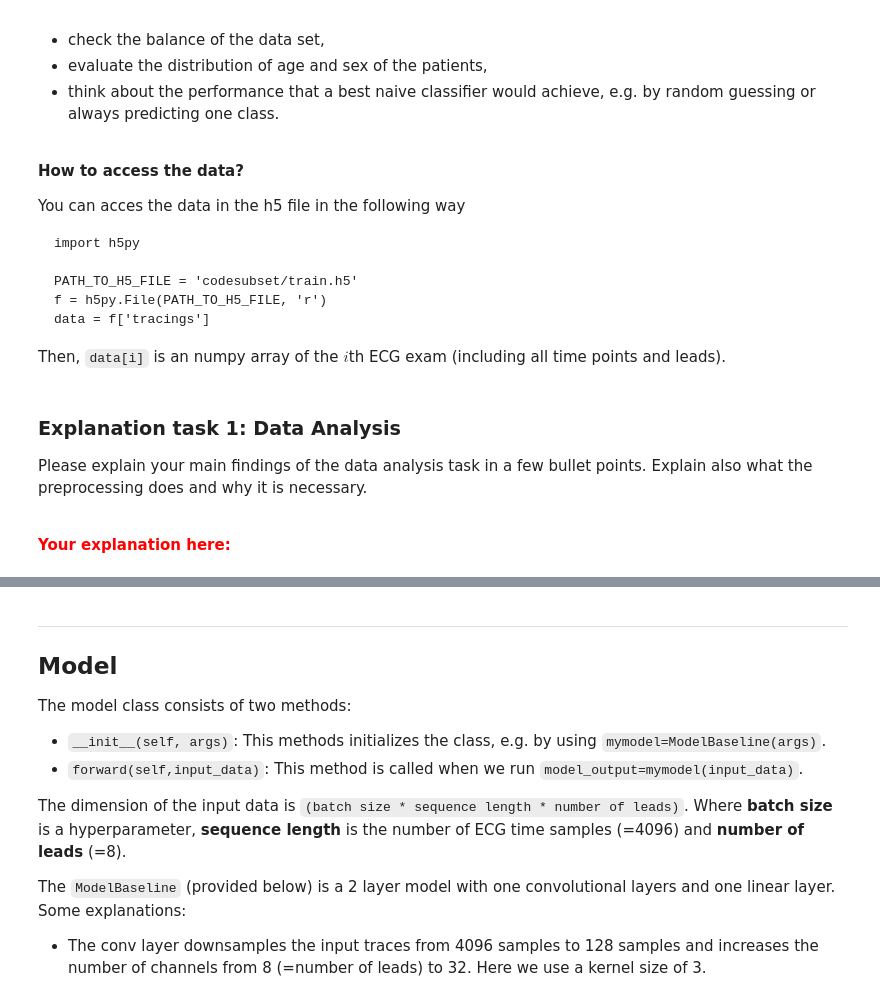
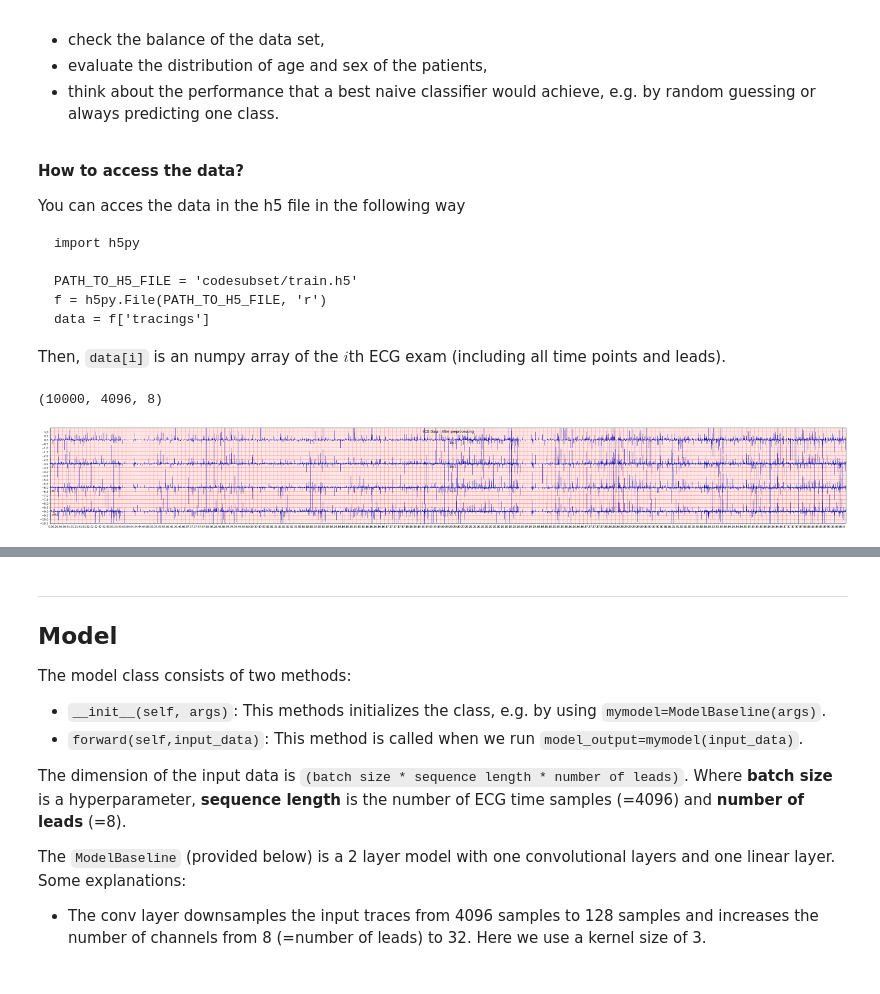
Before and after one commit to Krish97na/Krish97na, a Jupyter notebook: assignment_ecg_classification.ipynb, the cells around one changed output, grey strips where cells are left out. Saved outputs shown, nothing was run; the diff lists cells and outputs as text; code cells hidden in the pictures.

```diff
--- a/assignment_ecg_classification.ipynb
+++ b/assignment_ecg_classification.ipynb
@@ -199,9 +222,41 @@ TASK: Insert your code here
-# %% [markdown]
-### Explanation task 1: Data Analysis
-
-Please explain your main findings of the data analysis task in a few bullet points. Explain also what the preprocessing does and why it is necessary.
-
-<br />
-
-
-**<font color='red'>Your explanation here:</font>**
+# %%
+"""
+TASK: Insert your code here
+check the balance of the data set,
+evaluate the distribution of age and sex of the patients,
+think about the performance that a best naive classifier would achieve, e.g. by random guessing or always predicting one class.
+"""
+import h5py
+import ecg_plot
+
+PATH_TO_H5_FILE = 'codesubset/train.h5'
+f = h5py.File(PATH_TO_H5_FILE, 'r')
+data = f['tracings']
+print(data.shape)
+
+# since it is 3D, we get a slice from the second dimension.
+slice_index = 0
+data_slice = data[:, slice_index, :]
+
+ecg_plot.plot(data_slice.T, title='ECG Data - After preprocessing', show_lead_name=True, show_grid=True)
+
+data = f['tracings']
+
+#runfile("ecg-preprocessing/read_ecg.py")
+
+#PATH_TO_WFDB = 'codesubset/train/TNMG100046'
+#ecg_sample, sample_rate, _ = read_ecg(PATH_TO_WFDB)
+
+# ECG plot
+#plt.figure()
+#lead = ['I', 'II', 'V1', 'V2', 'V3', 'V4', 'V5', 'V6']
+#ecg_plot.plot(data, sample_rate=sample_rate, style='bw', row_height=8, lead_index=lead, columns=1, title='Sample ECG before pre-processing')
+#plt.show()
+
+#fig = plt.subplots(figsize=(10,10))
+#plt.title('plot raw IMG_TIR1 image data (only)')
+#im = plt.imshow(data)
+#plt.colorbar(im)
+# %% [output]
+(10000, 4096, 8)
+[figure, added]
```
Also changed, not shown: parts of 21 cells of this notebook.
